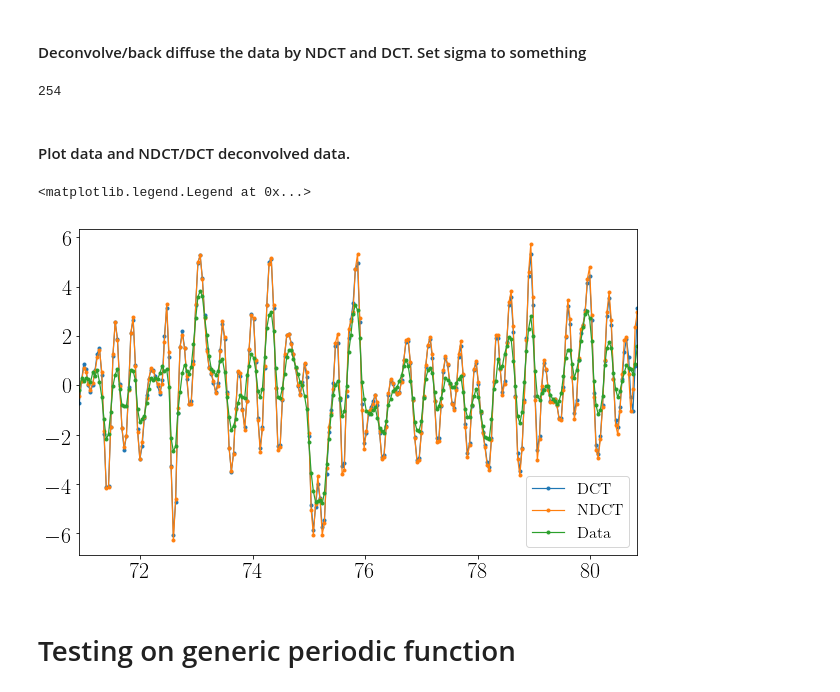
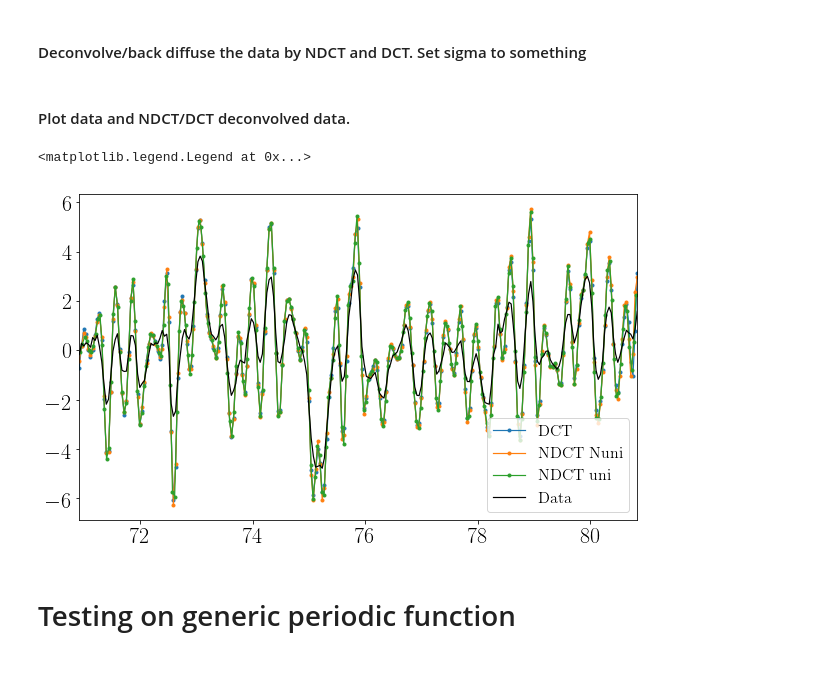
Before and after one commit to TheaQG/AWI_Bcores_Analysis, a Jupyter notebook: NDCT.ipynb, the cells around one changed output. Cells and saved outputs as stored; diff of their text form; code cells hidden in the pictures.

Commit message:
Implemented uniform resampling when NDCT. Figures created.

```diff
--- a/NDCT.ipynb
+++ b/NDCT.ipynb
@@ -99,10 +99,16 @@ lib = deconInst.SpectralFit()
 
 
 deconInst1 = SpectralDecon(np.asarray(depth_LT), np.asarray(d18O_LT), N_min=4000, transType='DCT')
-freq1, DCT = deconInst.Ndct()
+freq1, DCT = deconInst1.Ndct()
 f1, P1 = deconInst1.dct_psd()
 print('\nDCT spectral fit')
 lib1 = deconInst1.SpectralFit()
+
+deconInst2 = SpectralDecon(np.asarray(depth_LT), np.asarray(d18O_LT), N_min=4000, transType='NDCT', resampling='nonumiform')
+freq2, NDCTn = deconInst2.Ndct()
+f2, P2 = deconInst2.dct_psd()
+print('\nDCT spectral fit')
+lib2 = deconInst2.SpectralFit()
 # %% [output]
 NDCT spectral fit:
 Fit Parameters:
@@ -159,24 +175,25 @@ plt.legend()
 # %%
 sigma = 0.0711
 
+t, a = deconInst.deconvolve(sigma)
 t1, a1 = deconInst1.deconvolve(sigma)
-t, a = deconInst.deconvolve(sigma)
+t2, a2 = deconInst2.deconvolve(sigma)
-# %% [output]
-254
 # %% [markdown]
 #### Plot data and NDCT/DCT deconvolved data.
 # %%
 fig, ax = plt.subplots(figsize=(10,6))
 plt.plot(t1,a1, label='DCT', lw=1.2, marker='.')
+plt.plot(t2,a2, label='NDCT Nuni', lw=1.2, marker='.')
+
 #plt.plot(depth_LT,data_decon, label='NDCT', lw=1.2, marker='.')
 
-plt.plot(t,a, label='NDCT', lw=1.2,marker='.')
-plt.plot(depth_LT, d18O_LT-np.mean(d18O_LT), label='Data', lw=1.2, marker='.')
+plt.plot(t,a, label='NDCT uni', lw=1.2,marker='.')
+plt.plot(depth_LT, d18O_LT-np.mean(d18O_LT), label='Data', lw=1.2,c='k')
 plt.gca().set(xlim=(min(depth_LT),max(depth_LT)))
 plt.legend(fontsize=16)
 # %% [output]
 <matplotlib.legend.Legend at 0x...>
-[figure, old version]
+[figure, new version]
 # %% [markdown]
 
 # Testing on generic periodic function
```
Also changed, not shown: parts of 4 cells of this notebook, 2 other files.
